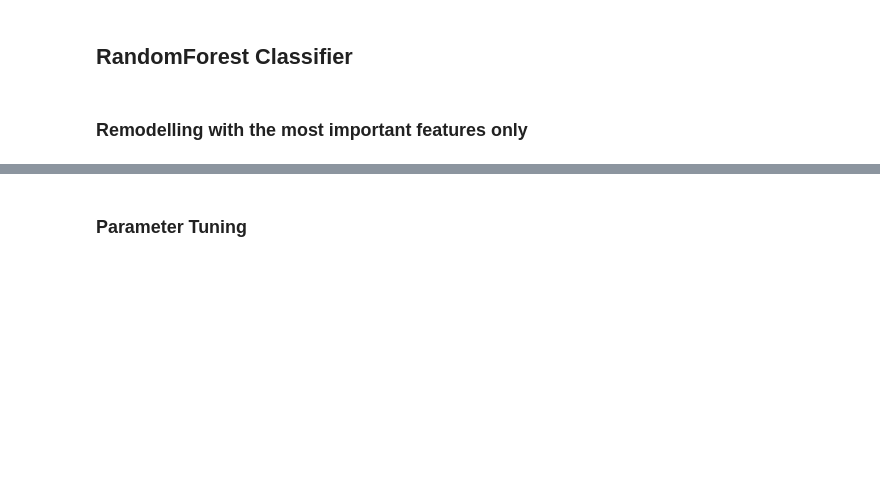
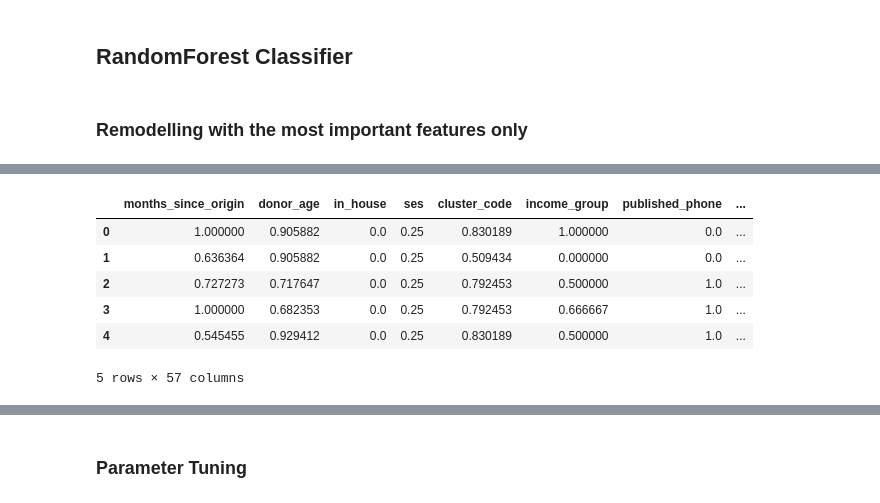
Before and after one commit to jindukwentua/Applying-Machine-Learning-to-Charity-donations, a Jupyter notebook: notebook/classification_model.ipynb, the cells around one changed output, grey strips where cells are left out. Cells and saved outputs as stored; diff of their text form; code cells hidden in the pictures; blank space fills up the shorter version.

```diff
--- a/notebook/classification_model.ipynb
+++ b/notebook/classification_model.ipynb
@@ -647,0 +692,6 @@ array([[4329,    7],
+# %%
+from sklearn.preprocessing import MinMaxScaler
+scaler = MinMaxScaler()
+train_d1 = scaler.fit_transform(total_data)
+train_d2 = pd.DataFrame(train_d1,columns=total_data.columns)
+total_data = train_d2
@@ -647,0 +704,10 @@ array([[4329,    7],
+# %%
+total_data.head()
+# %% [output]
+|  | months_since_origin | donor_age | in_house | ses | cluster_code | income_group | published_phone | ... |
+| 0 | 1.000000 | 0.905882 | 0.0 | 0.25 | 0.830189 | 1.000000 | 0.0 | ... |
+| 1 | 0.636364 | 0.905882 | 0.0 | 0.25 | 0.509434 | 0.000000 | 0.0 | ... |
+| 2 | 0.727273 | 0.717647 | 0.0 | 0.25 | 0.792453 | 0.500000 | 1.0 | ... |
+| 3 | 1.000000 | 0.682353 | 0.0 | 0.25 | 0.792453 | 0.666667 | 1.0 | ... |
+| 4 | 0.545455 | 0.929412 | 0.0 | 0.25 | 0.830189 | 0.500000 | 1.0 | ... |
+5 rows × 57 columns
```
Also changed, not shown: parts of 25 cells of this notebook, 3 other files.
